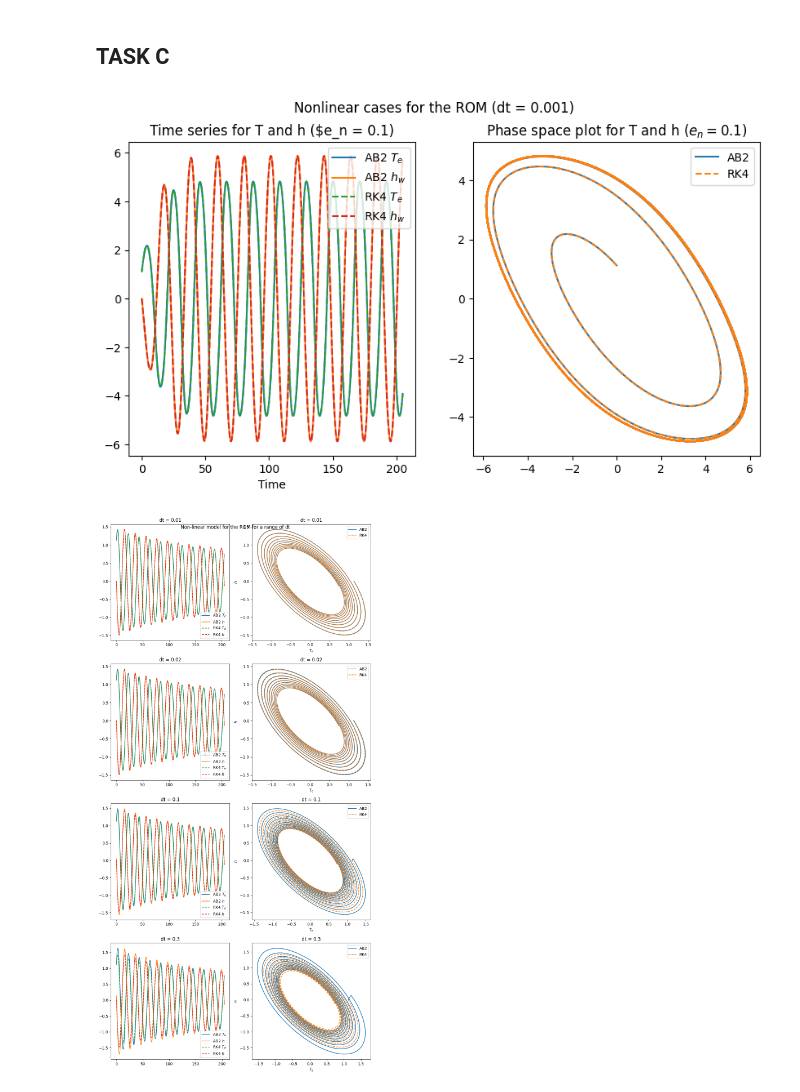
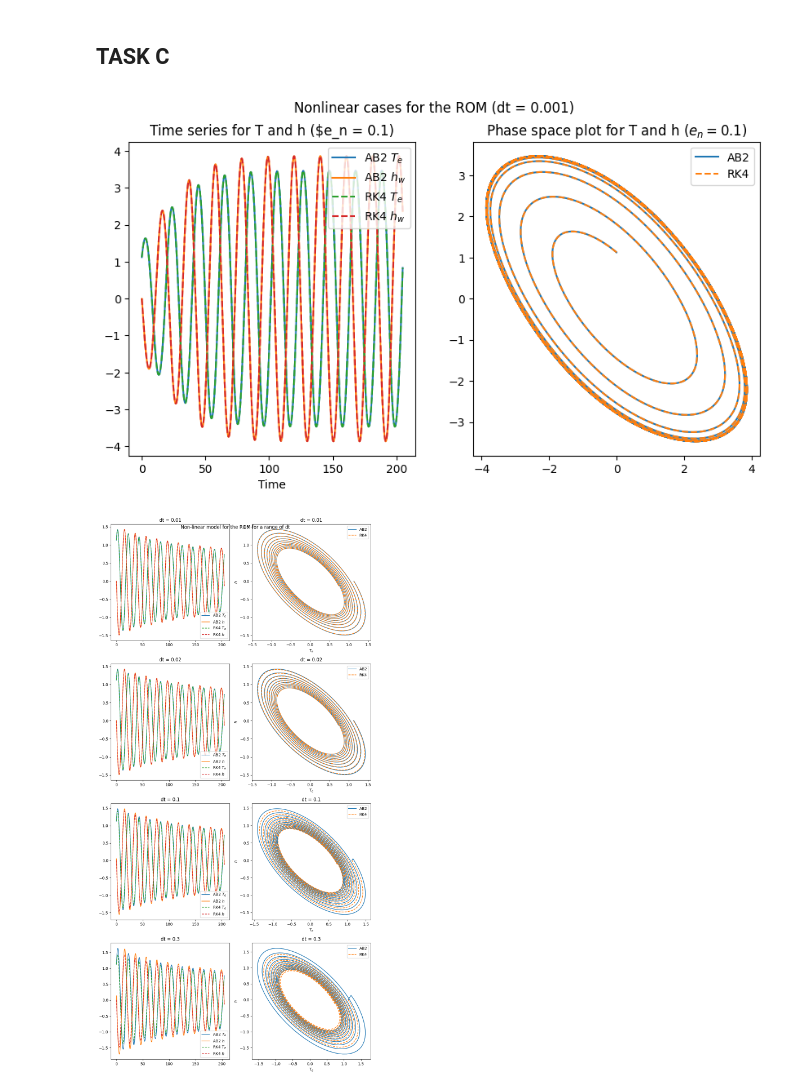
Before and after one commit to benhutchmet/MTMW14, a Jupyter notebook: Project_1_ENSO_ROM_working.ipynb, the cells around one changed output. Cells and saved outputs as stored; diff of their text form; code cells hidden in the pictures.

```diff
--- a/Project_1_ENSO_ROM_working.ipynb
+++ b/Project_1_ENSO_ROM_working.ipynb
@@ -48,7 +48,7 @@ e_n = 0.0 # degree of nonlinearity of ROM
 xi_1 = 0.0 # random wind stress forcing added to the system
 xi_2 = 0.0 # random heating added to the system
 
-dt = 0.1 # time interval - two months split into 10 equal slices
+#dt = 0.1 # time interval - two months split into 10 equal slices
 # %% [markdown]
 The most simple time scheme is the explicit euler. The consistency condition forces us to choose $$\alpha_n = 1$$
 Given this consistency condition, the scheme reduces to
@@ -741,7 +741,7 @@ Is it something to do with how the coupling parameter sets the frequency of the
 mu_c = 2/3 # critical value for the coupling parameter
 
 # change the values of \mu to explore behaviour of model
-mu = 0.75 # set the coupling value to its subcritical parameter
+mu = 0.70 # set the coupling value to its subcritical parameter
 b_0 = 2.5 # high end value for the coupling parameter
 b = b_0*mu # measure of the thermocline slope
 gamma = 0.75 # feedback of the thermocline gradient on the SST gradient
@@ -788,34 +788,34 @@ thermocline_depth_rk_nl = thermocline_depth_rk_nl*150/10 # units of 10m
 # plot the results
 fig, (ax1, ax2) = plt.subplots(1, 2, figsize=(10, 5))
 
 # time series plot
 ax1.plot(time_ab_nl, sst_anomaly_ab_nl, label='AB2 $T_e$')
 ax1.plot(time_ab_nl, thermocline_depth_ab_nl, label='AB2 $h_w$')
 ax1.plot(time_ab_nl, sst_anomaly_rk_nl, label='RK4 $T_e$',linestyle='--')
 ax1.plot(time_ab_nl, thermocline_depth_rk_nl, label='RK4 $h_w$',linestyle='--')
 ax1.set_xlabel('Time')
 # set the title of the plot
 ax1.set_title('Time series for T and h ($e_n = 0.1)')
 # specify the legend in the upper right corner
 ax1.legend(loc='upper right')
 
 # phase space plot
 ax2.plot(thermocline_depth_ab_nl, sst_anomaly_ab_nl, label='AB2')
 ax2.plot(thermocline_depth_rk_nl, sst_anomaly_rk_nl, label='RK4',linestyle='--')
 # set the title of the plot
 ax2.set_title('Phase space plot for T and h ($e_n = 0.1$)')
 # specify the legend in the upper right corner
 ax2.legend(loc='upper right')
 
 # specify a super title for the whole figure
 fig.suptitle('Nonlinear cases for the ROM (dt = %s' % dt + ')')
 
 plt.show()
 
 # save the figure
 fig.savefig('nonlinear_cases_RK4_AB2.png')
 # %% [output]
-[figure, old version]
+[figure, new version]
 # %%
 # test plotting 8 subplots
 
```
Also changed, not shown: parts of 11 cells of this notebook, 1 other file.
